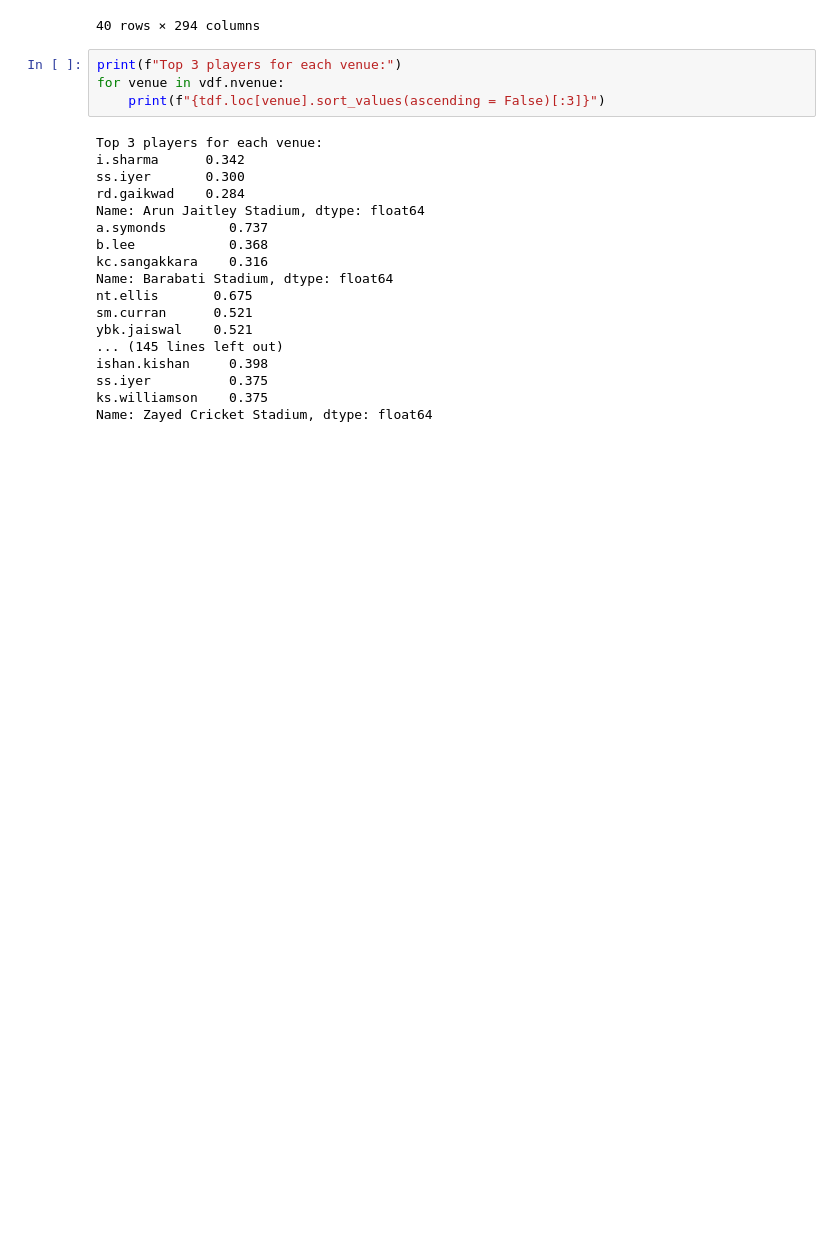
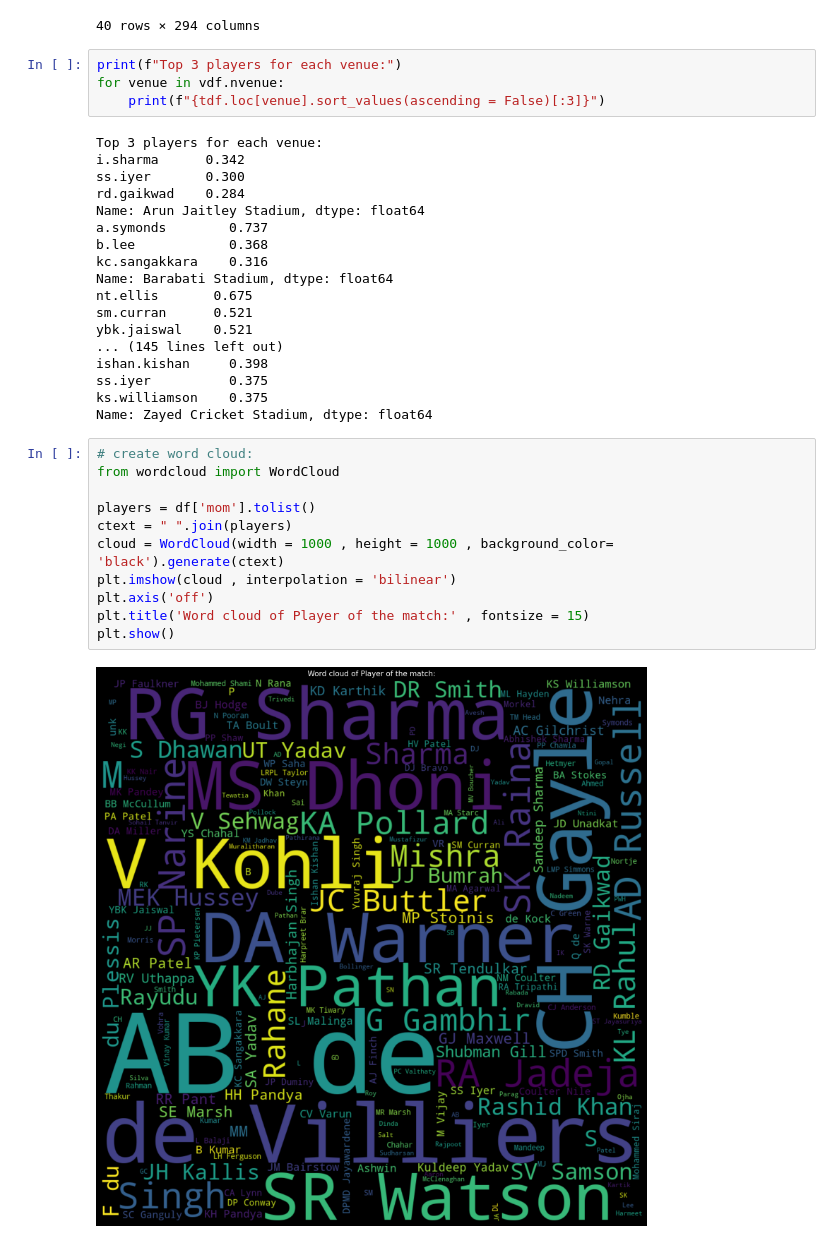
Before and after one commit to sanketmishra009/aiml, a Jupyter notebook: projects/iplAnalysis/analysis.ipynb, the cells around one changed output. Saved outputs shown, nothing was run; the diff lists cells and outputs as text; blank space fills up the shorter version.

Commit message:
ipl-q2-word-cloud done

```diff
--- a/projects/iplAnalysis/analysis.ipynb
+++ b/projects/iplAnalysis/analysis.ipynb
@@ -569,3 +569,16 @@ ishan.kishan     0.398
 ss.iyer          0.375
 ks.williamson    0.375
 Name: Zayed Cricket Stadium, dtype: float64
+# %%
+# create word cloud:
+from wordcloud import WordCloud
+
+players = df['mom'].tolist()
+ctext = " ".join(players)
+cloud = WordCloud(width = 1000 , height = 1000 , background_color= 'black').generate(ctext)
+plt.imshow(cloud , interpolation = 'bilinear')
+plt.axis('off')
+plt.title('Word cloud of Player of the match:' , fontsize = 15)
+plt.show()
+# %% [output]
+[figure, added]
```
Also changed, not shown: parts of 2 cells of this notebook, 1 other file.
